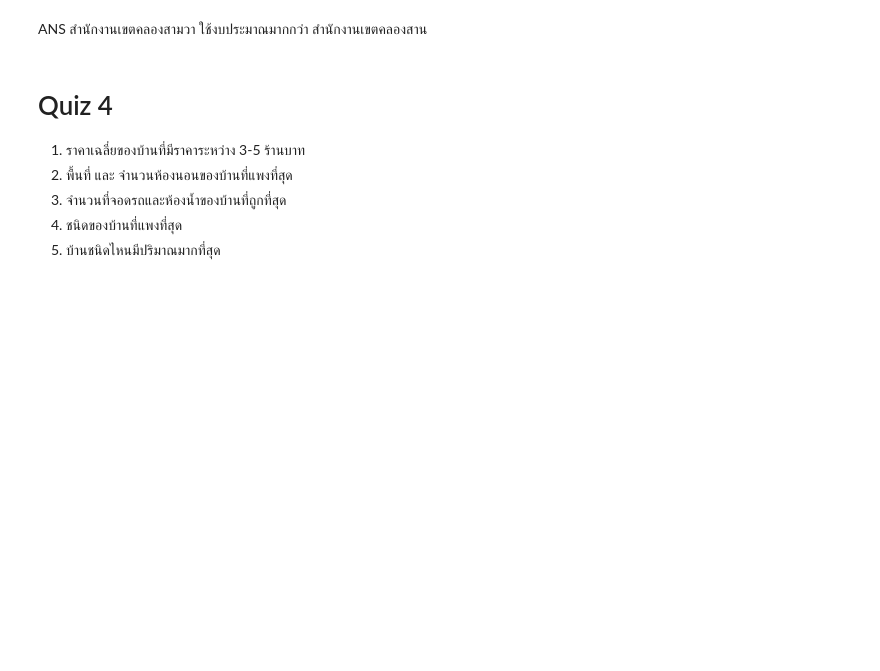
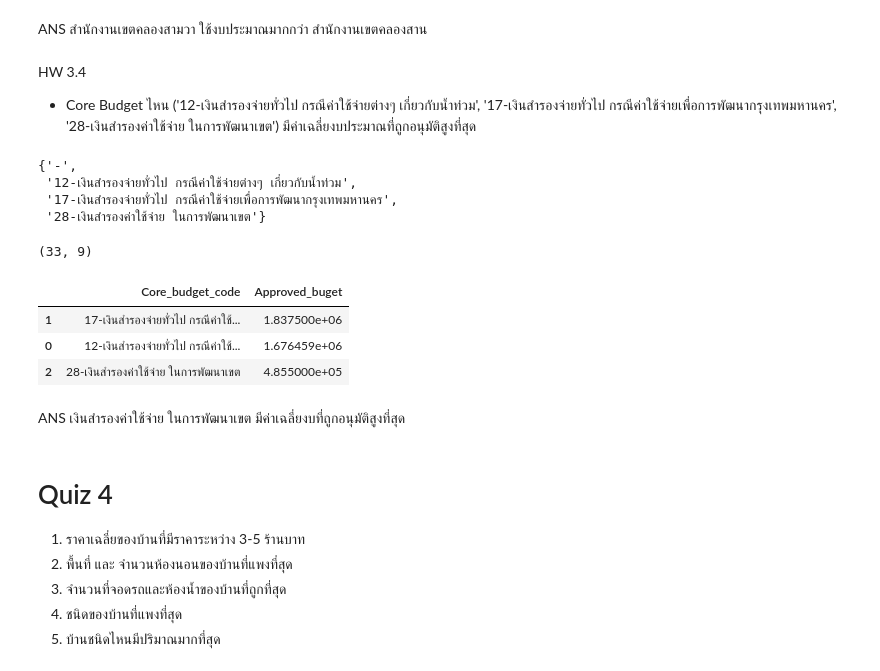
Before and after one commit to PunnitaThongbor/Punnita, a Jupyter notebook: Pandas101.ipynb, the cells around one changed output. Cells and saved outputs as stored; diff of their text form; code cells hidden in the pictures; blank space fills up the shorter version.

```diff
--- a/Pandas101.ipynb
+++ b/Pandas101.ipynb
@@ -526,6 +526,31 @@ data1[data1['Department']=='สำนักงานเขตคลองสา
 51378800
 # %% [markdown]
 ANS สำนักงานเขตคลองสามวา ใช้งบประมาณมากกว่า สำนักงานเขตคลองสาน
+# %% [markdown]
+HW 3.4
+- Core Budget ไหน ('12-เงินสำรองจ่ายทั่วไป กรณีค่าใช้จ่ายต่างๆ เกี่ยวกับน้ำท่วม', '17-เงินสำรองจ่ายทั่วไป กรณีค่าใช้จ่ายเพื่อการพัฒนากรุงเทพมหานคร', '28-เงินสำรองค่าใช้จ่าย ในการพัฒนาเขต') มีค่าเฉลี่ยงบประมาณที่ถูกอนุมัติสูงที่สุด
+# %%
+set(data1['Core_budget_code'])
+# %% [output]
+{'-',
+ '12-เงินสำรองจ่ายทั่วไป กรณีค่าใช้จ่ายต่างๆ เกี่ยวกับน้ำท่วม',
+ '17-เงินสำรองจ่ายทั่วไป กรณีค่าใช้จ่ายเพื่อการพัฒนากรุงเทพมหานคร',
+ '28-เงินสำรองค่าใช้จ่าย ในการพัฒนาเขต'}
+# %%
+data= data1[data1['Core_budget_code'] != '-'] #นำ column ที่เป็น - ออก
+data.shape
+# %% [output]
+(33, 9)
+# %%
+dfdata = data.groupby(['Core_budget_code'],as_index=False)['Approved_buget'].mean().sort_values(by ='Approved_buget',ascending= False)
+dfdata
+# %% [output]
+|  | Core_budget_code | Approved_buget |
+| 1 | 17-เงินสำรองจ่ายทั่วไป กรณีค่าใช้... | 1.837500e+06 |
+| 0 | 12-เงินสำรองจ่ายทั่วไป กรณีค่าใช้... | 1.676459e+06 |
+| 2 | 28-เงินสำรองค่าใช้จ่าย ในการพัฒนาเขต | 4.855000e+05 |
+# %% [markdown]
+ANS เงินสำรองค่าใช้จ่าย ในการพัฒนาเขต มีค่าเฉลี่ยงบที่ถูกอนุมัติสูงที่สุด
 # %% [markdown]
 # Quiz 4
 1. ราคาเฉลี่ยของบ้านที่มีราคาระหว่าง 3-5 ร้านบาท
```
